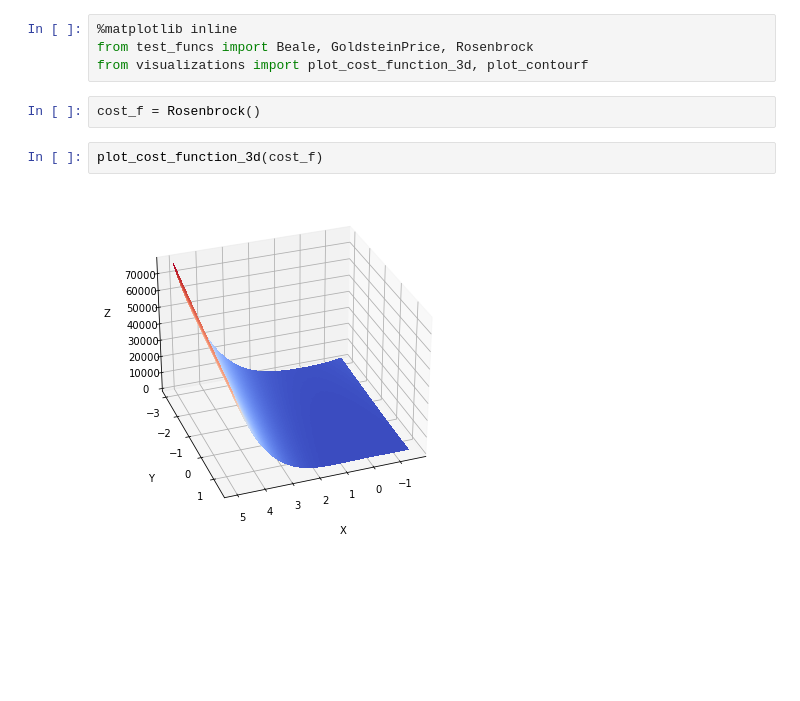
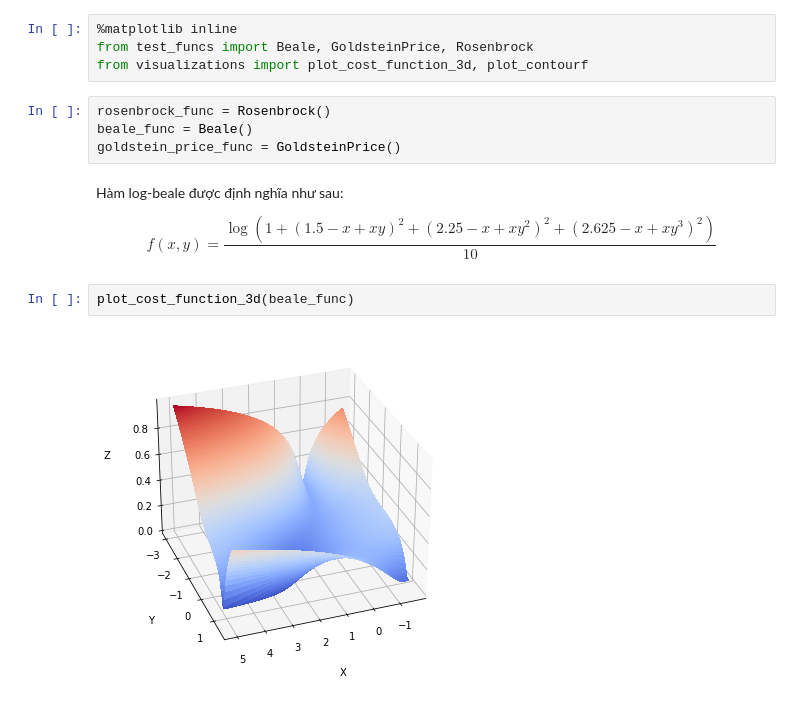
Before and after one commit to p2pc/optimchan, a Jupyter notebook: visualize_test_optimization_function.ipynb, the cells around one changed output. Cells and saved outputs as stored; diff of their text form; blank space fills up the shorter version.

```diff
--- a/visualize_test_optimization_function.ipynb
+++ b/visualize_test_optimization_function.ipynb
@@ -2,10 +2,18 @@
 %matplotlib inline
 from test_funcs import Beale, GoldsteinPrice, Rosenbrock
 from visualizations import plot_cost_function_3d, plot_contourf
-# %%
-cost_f = Rosenbrock()
+# %%
+rosenbrock_func = Rosenbrock()
+beale_func = Beale()
+goldstein_price_func = GoldsteinPrice()
+# %% [markdown]
+Hàm log-beale được định nghĩa như sau:
+
+$$
+f(x,y) = \displaystyle\frac{\log{\left(1+{(1.5-x+xy)}^2 + {(2.25-x+xy^2)}^2 + {(2.625-x+xy^3)}^2\right)}}{10}
+$$
 # %%
-plot_cost_function_3d(cost_f)
+plot_cost_function_3d(beale_func)
 # %% [output]
-[figure, old version]
+[figure, new version]
 # %%
```
Also changed, not shown: parts of 7 cells of this notebook, 7 other files.
